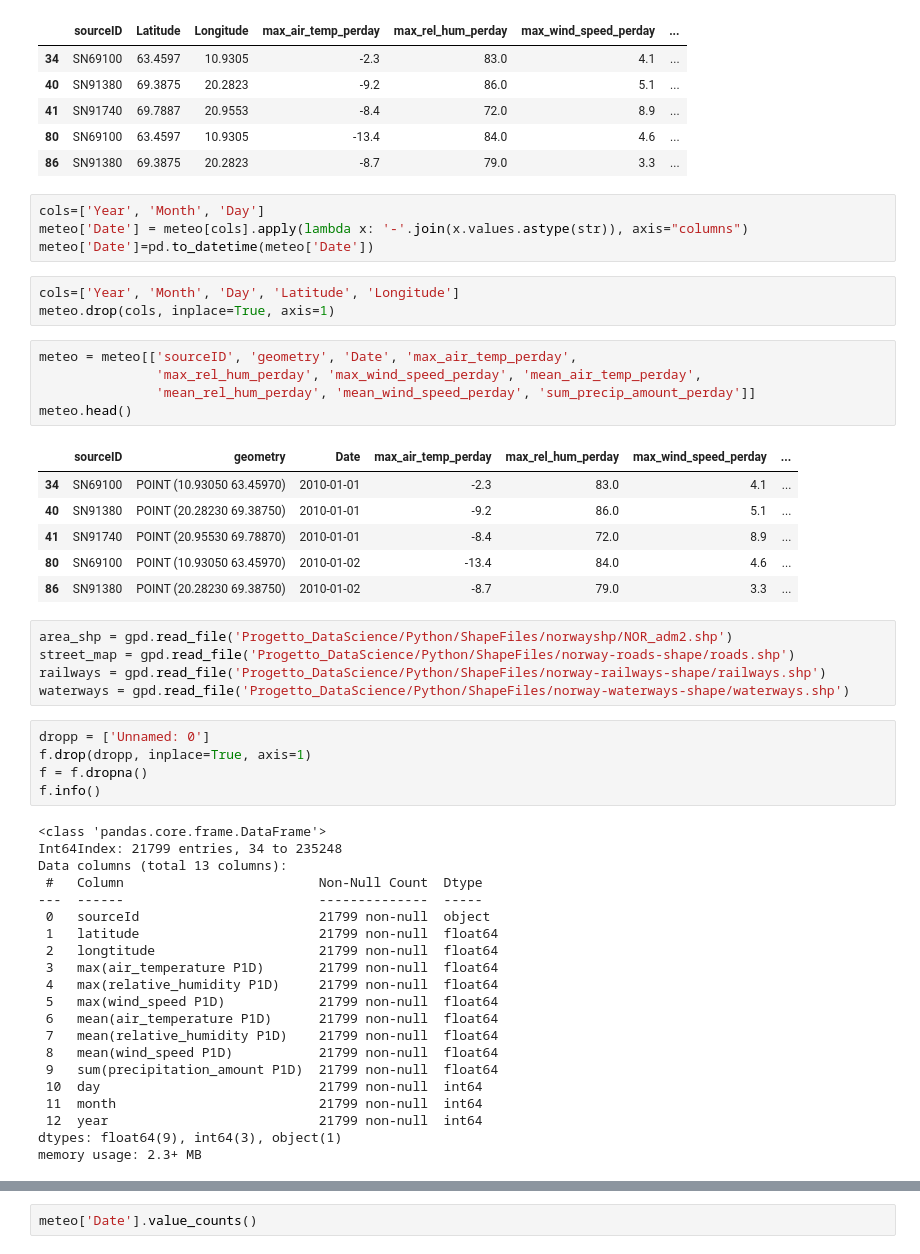
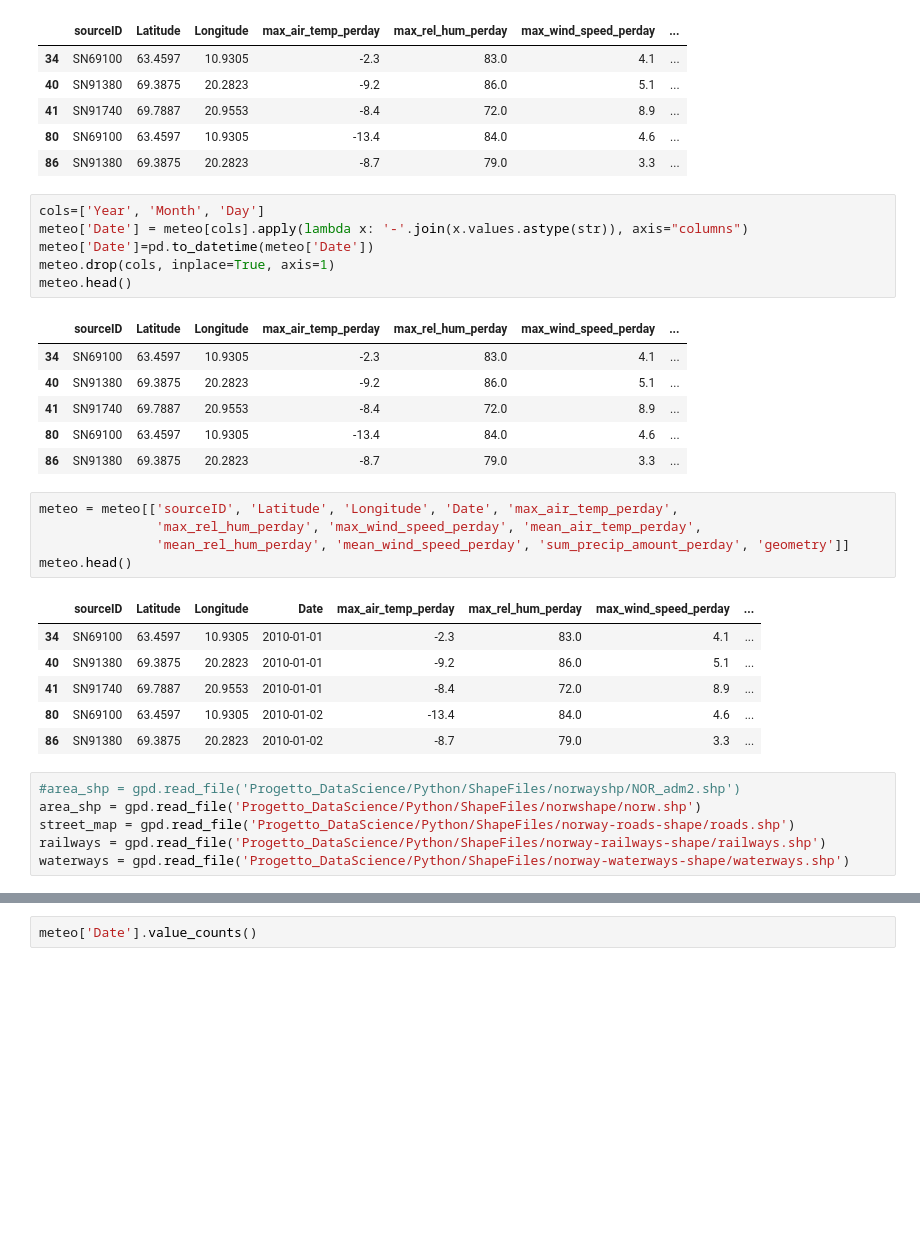
Before and after one commit to Badar97/Progetto_DataScience, a Jupyter notebook: Untitled.ipynb, the cells around one changed output, grey strips where cells are left out. Saved outputs shown, nothing was run; the diff lists cells and outputs as text; blank space fills up the shorter version.

```diff
--- a/Untitled.ipynb
+++ b/Untitled.ipynb
@@ -166,52 +159,33 @@ meteo_locs.head()
 cols=['Year', 'Month', 'Day']
 meteo['Date'] = meteo[cols].apply(lambda x: '-'.join(x.values.astype(str)), axis="columns")
 meteo['Date']=pd.to_datetime(meteo['Date'])
+meteo.drop(cols, inplace=True, axis=1)
+meteo.head()
+# %% [output]
+|  | sourceID | Latitude | Longitude | max_air_temp_perday | max_rel_hum_perday | max_wind_speed_perday | ... |
+| 34 | SN69100 | 63.4597 | 10.9305 | -2.3 | 83.0 | 4.1 | ... |
+| 40 | SN91380 | 69.3875 | 20.2823 | -9.2 | 86.0 | 5.1 | ... |
+| 41 | SN91740 | 69.7887 | 20.9553 | -8.4 | 72.0 | 8.9 | ... |
+| 80 | SN69100 | 63.4597 | 10.9305 | -13.4 | 84.0 | 4.6 | ... |
+| 86 | SN91380 | 69.3875 | 20.2823 | -8.7 | 79.0 | 3.3 | ... |
-# %%
-cols=['Year', 'Month', 'Day', 'Latitude', 'Longitude']
-meteo.drop(cols, inplace=True, axis=1)
 # %%
-meteo = meteo[['sourceID', 'geometry', 'Date', 'max_air_temp_perday',
+meteo = meteo[['sourceID', 'Latitude', 'Longitude', 'Date', 'max_air_temp_perday',
                'max_rel_hum_perday', 'max_wind_speed_perday', 'mean_air_temp_perday',
-               'mean_rel_hum_perday', 'mean_wind_speed_perday', 'sum_precip_amount_perday']]
+               'mean_rel_hum_perday', 'mean_wind_speed_perday', 'sum_precip_amount_perday', 'geometry']]
 meteo.head()
 # %% [output]
-|  | sourceID | geometry | Date | max_air_temp_perday | max_rel_hum_perday | max_wind_speed_perday | ... |
-| 34 | SN69100 | POINT (10.93050 63.45970) | 2010-01-01 | -2.3 | 83.0 | 4.1 | ... |
-| 40 | SN91380 | POINT (20.28230 69.38750) | 2010-01-01 | -9.2 | 86.0 | 5.1 | ... |
-| 41 | SN91740 | POINT (20.95530 69.78870) | 2010-01-01 | -8.4 | 72.0 | 8.9 | ... |
-| 80 | SN69100 | POINT (10.93050 63.45970) | 2010-01-02 | -13.4 | 84.0 | 4.6 | ... |
-| 86 | SN91380 | POINT (20.28230 69.38750) | 2010-01-02 | -8.7 | 79.0 | 3.3 | ... |
+|  | sourceID | Latitude | Longitude | Date | max_air_temp_perday | max_rel_hum_perday | max_wind_speed_perday | ... |
+| 34 | SN69100 | 63.4597 | 10.9305 | 2010-01-01 | -2.3 | 83.0 | 4.1 | ... |
+| 40 | SN91380 | 69.3875 | 20.2823 | 2010-01-01 | -9.2 | 86.0 | 5.1 | ... |
+| 41 | SN91740 | 69.7887 | 20.9553 | 2010-01-01 | -8.4 | 72.0 | 8.9 | ... |
+| 80 | SN69100 | 63.4597 | 10.9305 | 2010-01-02 | -13.4 | 84.0 | 4.6 | ... |
+| 86 | SN91380 | 69.3875 | 20.2823 | 2010-01-02 | -8.7 | 79.0 | 3.3 | ... |
 # %%
-area_shp = gpd.read_file('Progetto_DataScience/Python/ShapeFiles/norwayshp/NOR_adm2.shp')
+#area_shp = gpd.read_file('Progetto_DataScience/Python/ShapeFiles/norwayshp/NOR_adm2.shp')
+area_shp = gpd.read_file('Progetto_DataScience/Python/ShapeFiles/norwshape/norw.shp')
 street_map = gpd.read_file('Progetto_DataScience/Python/ShapeFiles/norway-roads-shape/roads.shp')
 railways = gpd.read_file('Progetto_DataScience/Python/ShapeFiles/norway-railways-shape/railways.shp')
 waterways = gpd.read_file('Progetto_DataScience/Python/ShapeFiles/norway-waterways-shape/waterways.shp')
-# %%
-dropp = ['Unnamed: 0']
-f.drop(dropp, inplace=True, axis=1)
-f = f.dropna()
-f.info()
-# %% [output]
-<class 'pandas.core.frame.DataFrame'>
-Int64Index: 21799 entries, 34 to 235248
-Data columns (total 13 columns):
- #   Column                         Non-Null Count  Dtype
----  ------                         --------------  -----
- 0   sourceId                       21799 non-null  object
- 1   latitude                       21799 non-null  float64
- 2   longtitude                     21799 non-null  float64
- 3   max(air_temperature P1D)       21799 non-null  float64
- 4   max(relative_humidity P1D)     21799 non-null  float64
- 5   max(wind_speed P1D)            21799 non-null  float64
- 6   mean(air_temperature P1D)      21799 non-null  float64
- 7   mean(relative_humidity P1D)    21799 non-null  float64
- 8   mean(wind_speed P1D)           21799 non-null  float64
- 9   sum(precipitation_amount P1D)  21799 non-null  float64
- 10  day                            21799 non-null  int64
- 11  month                          21799 non-null  int64
- 12  year                           21799 non-null  int64
-dtypes: float64(9), int64(3), object(1)
-memory usage: 2.3+ MB
 # %%
 def label_point(x, y, val, ax):
     a = pd.concat({'x': x, 'y': y, 'val': val}, axis=1)
```
Also changed, not shown: parts of 8 cells of this notebook.
